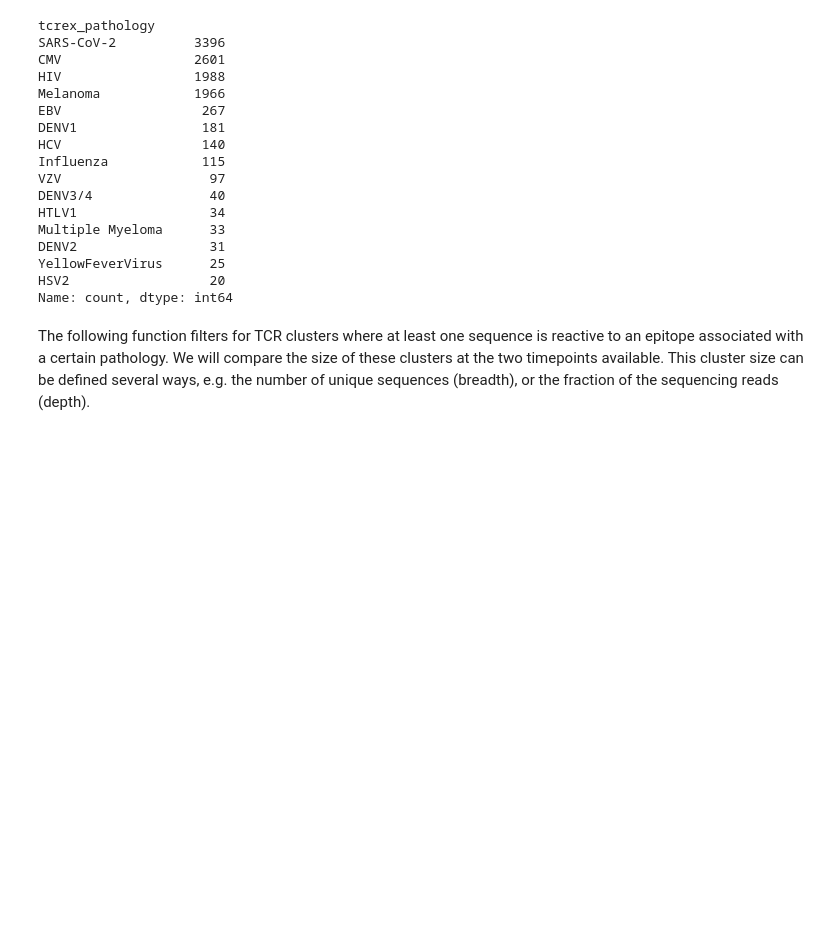
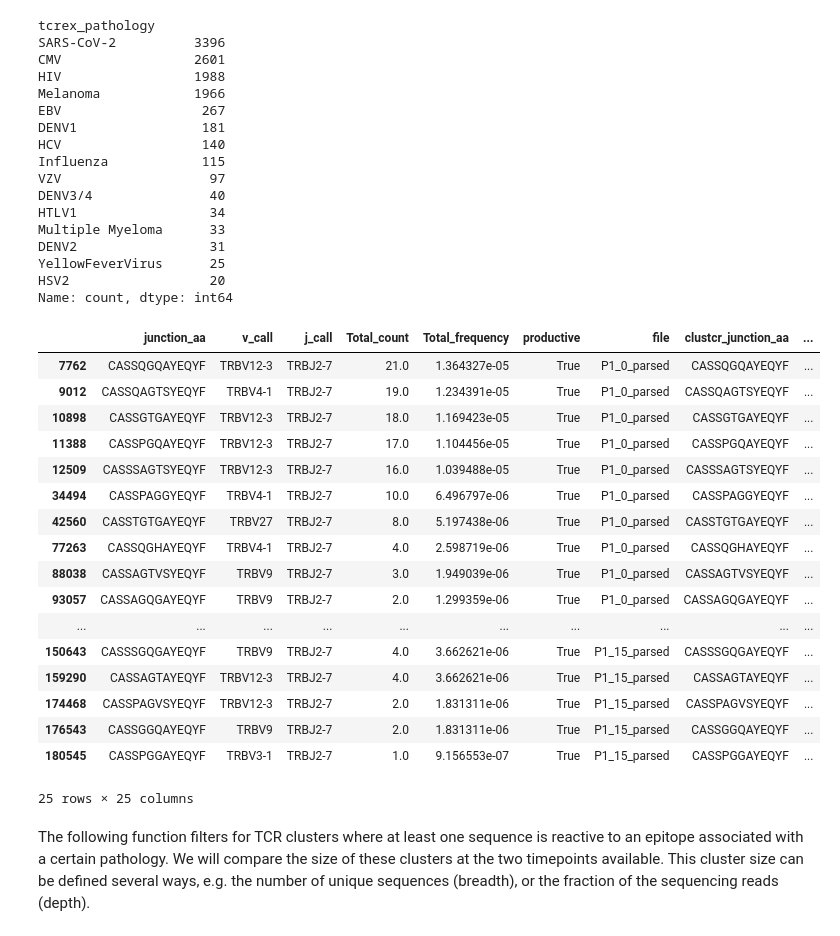
Before and after one commit to vincentvandeuren/tcr_workshop_2023, a Jupyter notebook: notebooks/Part_4_annotating_clusters.ipynb, the cells around one changed output. Cells and saved outputs as stored; diff of their text form; code cells hidden in the pictures; blank space fills up the shorter version.

```diff
--- a/notebooks/Part_4_annotating_clusters.ipynb
+++ b/notebooks/Part_4_annotating_clusters.ipynb
@@ -140,6 +140,28 @@ DENV2                 31
 YellowFeverVirus      25
 HSV2                  20
 Name: count, dtype: int64
+# %%
+# Preview the sequences that are annotated to be reactive to YFV
+data_merged.query("tcrex_pathology == 'YellowFeverVirus'")
+# %% [output]
+|  | junction_aa | v_call | j_call | Total_count | Total_frequency | productive | file | clustcr_junction_aa | ... |
+| 7762 | CASSQGQAYEQYF | TRBV12-3 | TRBJ2-7 | 21.0 | 1.364327e-05 | True | P1_0_parsed | CASSQGQAYEQYF | ... |
+| 9012 | CASSQAGTSYEQYF | TRBV4-1 | TRBJ2-7 | 19.0 | 1.234391e-05 | True | P1_0_parsed | CASSQAGTSYEQYF | ... |
+| 10898 | CASSGTGAYEQYF | TRBV12-3 | TRBJ2-7 | 18.0 | 1.169423e-05 | True | P1_0_parsed | CASSGTGAYEQYF | ... |
+| 11388 | CASSPGQAYEQYF | TRBV12-3 | TRBJ2-7 | 17.0 | 1.104456e-05 | True | P1_0_parsed | CASSPGQAYEQYF | ... |
+| 12509 | CASSSAGTSYEQYF | TRBV12-3 | TRBJ2-7 | 16.0 | 1.039488e-05 | True | P1_0_parsed | CASSSAGTSYEQYF | ... |
+| 34494 | CASSPAGGYEQYF | TRBV4-1 | TRBJ2-7 | 10.0 | 6.496797e-06 | True | P1_0_parsed | CASSPAGGYEQYF | ... |
+| 42560 | CASSTGTGAYEQYF | TRBV27 | TRBJ2-7 | 8.0 | 5.197438e-06 | True | P1_0_parsed | CASSTGTGAYEQYF | ... |
+| 77263 | CASSQGHAYEQYF | TRBV4-1 | TRBJ2-7 | 4.0 | 2.598719e-06 | True | P1_0_parsed | CASSQGHAYEQYF | ... |
+| 88038 | CASSAGTVSYEQYF | TRBV9 | TRBJ2-7 | 3.0 | 1.949039e-06 | True | P1_0_parsed | CASSAGTVSYEQYF | ... |
+| 93057 | CASSAGQGAYEQYF | TRBV9 | TRBJ2-7 | 2.0 | 1.299359e-06 | True | P1_0_parsed | CASSAGQGAYEQYF | ... |
+| ... | ... | ... | ... | ... | ... | ... | ... | ... | ... |
+| 150643 | CASSSGQGAYEQYF | TRBV9 | TRBJ2-7 | 4.0 | 3.662621e-06 | True | P1_15_parsed | CASSSGQGAYEQYF | ... |
+| 159290 | CASSAGTAYEQYF | TRBV12-3 | TRBJ2-7 | 4.0 | 3.662621e-06 | True | P1_15_parsed | CASSAGTAYEQYF | ... |
+| 174468 | CASSPAGVSYEQYF | TRBV12-3 | TRBJ2-7 | 2.0 | 1.831311e-06 | True | P1_15_parsed | CASSPAGVSYEQYF | ... |
+| 176543 | CASSGGQAYEQYF | TRBV9 | TRBJ2-7 | 2.0 | 1.831311e-06 | True | P1_15_parsed | CASSGGQAYEQYF | ... |
+| 180545 | CASSPGGAYEQYF | TRBV3-1 | TRBJ2-7 | 1.0 | 9.156553e-07 | True | P1_15_parsed | CASSPGGAYEQYF | ... |
+25 rows × 25 columns
 # %% [markdown]
 The following function filters for TCR clusters where at least one sequence is reactive to an epitope associated with a certain pathology. We will compare the size of these clusters at the two timepoints available. This cluster size can be defined several ways, e.g. the number of unique sequences (breadth), or the fraction of the sequencing reads (depth).
 # %%
```
